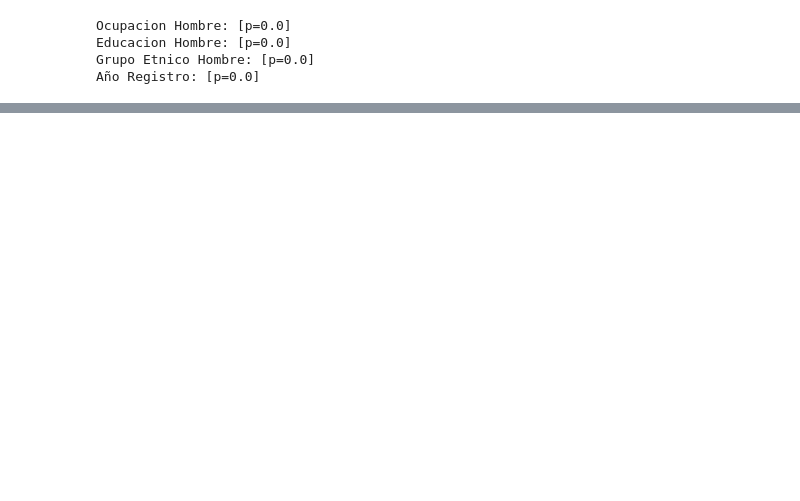
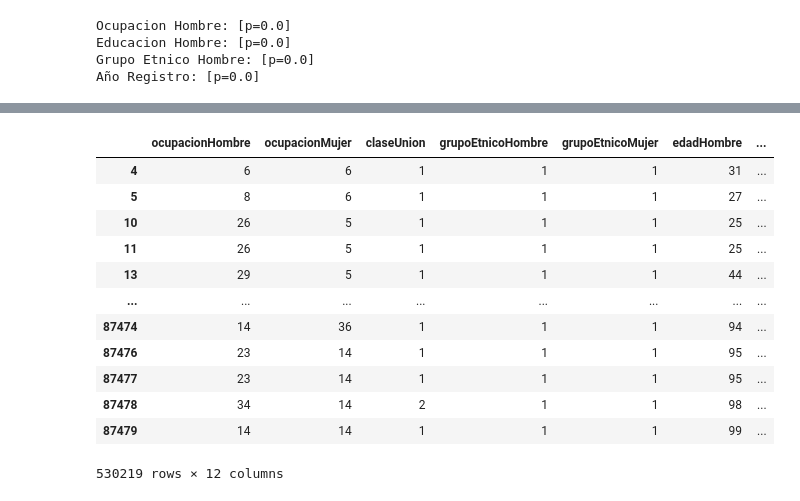
Before and after one commit to MGonza20/Proyecto1_MD, a Jupyter notebook: proyecto_final.ipynb, the cells around one changed output, grey strips where cells are left out. Cells and saved outputs as stored; diff of their text form; code cells hidden in the pictures; blank space fills up the shorter version.

```diff
--- a/proyecto_final.ipynb
+++ b/proyecto_final.ipynb
@@ -979,0 +1014,16 @@ Luego del analisis se rechaza la hipótesis nula de que las variables siguen una
+# %%
+data_final
+# %% [output]
+|  | ocupacionHombre | ocupacionMujer | claseUnion | grupoEtnicoHombre | grupoEtnicoMujer | edadHombre | ... |
+| 4 | 6 | 6 | 1 | 1 | 1 | 31 | ... |
+| 5 | 8 | 6 | 1 | 1 | 1 | 27 | ... |
+| 10 | 26 | 5 | 1 | 1 | 1 | 25 | ... |
+| 11 | 26 | 5 | 1 | 1 | 1 | 25 | ... |
+| 13 | 29 | 5 | 1 | 1 | 1 | 44 | ... |
+| ... | ... | ... | ... | ... | ... | ... | ... |
+| 87474 | 14 | 36 | 1 | 1 | 1 | 94 | ... |
+| 87476 | 23 | 14 | 1 | 1 | 1 | 95 | ... |
+| 87477 | 23 | 14 | 1 | 1 | 1 | 95 | ... |
+| 87478 | 34 | 14 | 2 | 1 | 1 | 98 | ... |
+| 87479 | 14 | 14 | 1 | 1 | 1 | 99 | ... |
+530219 rows × 12 columns
```
Also changed, not shown: parts of 7 cells of this notebook.
